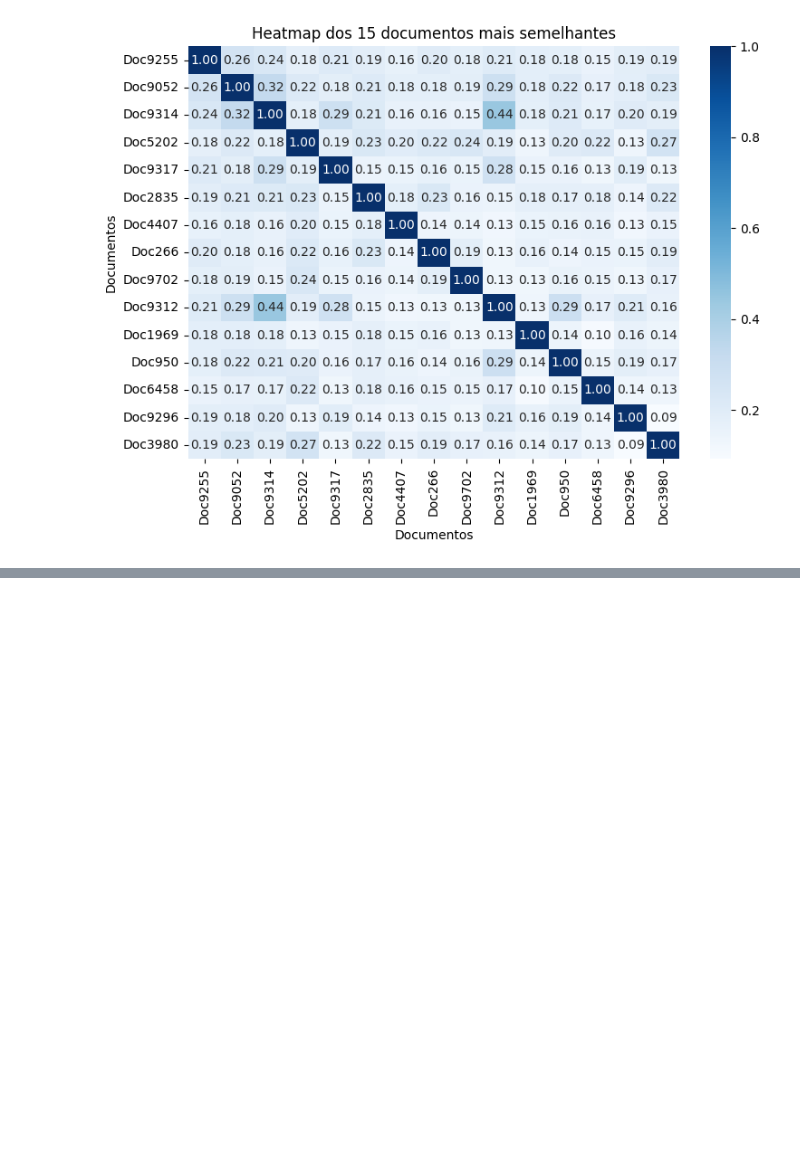
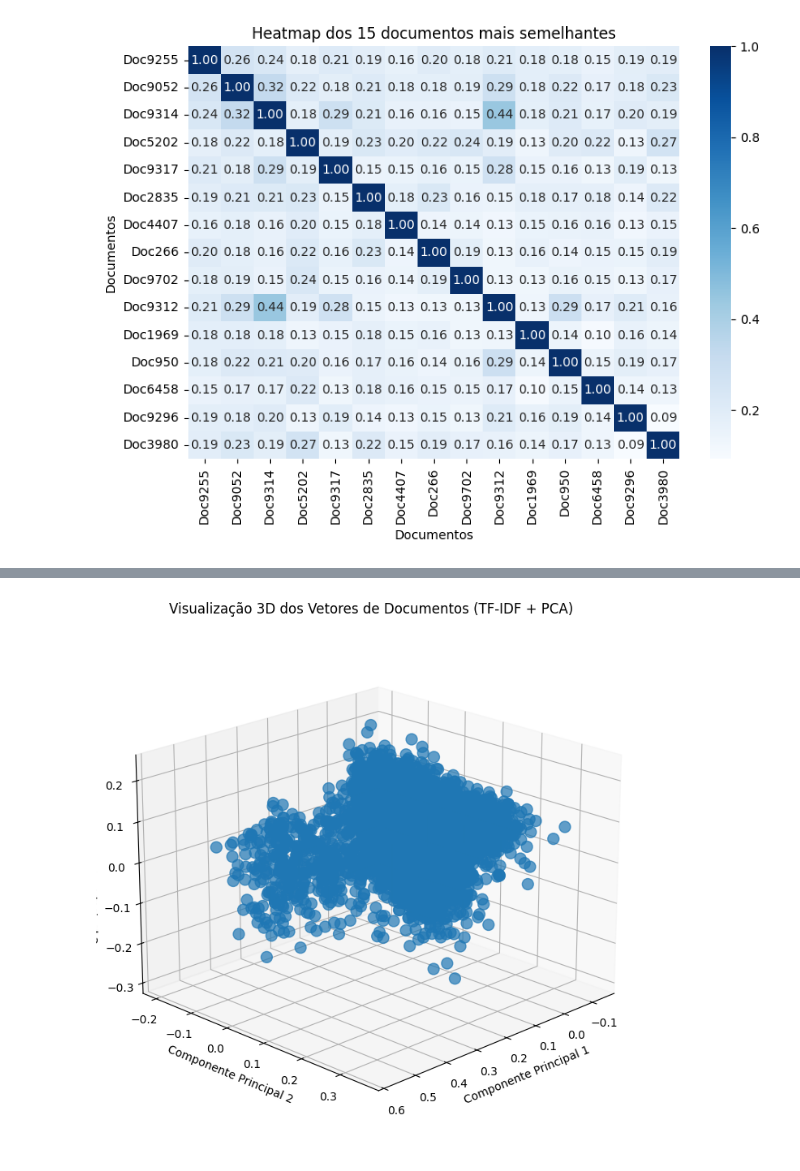
Before and after one commit to micaelol12/PLN, a Jupyter notebook: Trabalho/notebook.ipynb, the cells around one changed output, grey strips where cells are left out. Drawn from its saved outputs; the diff is of its cells as text; code cells hidden in the pictures; blank space fills up the shorter version.

```diff
--- a/Trabalho/notebook.ipynb
+++ b/Trabalho/notebook.ipynb
@@ -171,0 +191,39 @@ Calculando a matriz de similaridade de cossenos...
+# %%
+import matplotlib.pyplot as plt
+from mpl_toolkits.mplot3d import Axes3D
+from sklearn.decomposition import PCA
+
+# 🔹 PCA com 3 componentes
+pca = PCA(n_components=3)
+X_tfidf_pca = pca.fit_transform(x1.toarray())
+
+# 🔹 Criar figura 3D
+fig = plt.figure(figsize=(10, 7))
+ax = fig.add_subplot(111, projection='3d')
+
+# 🔹 Scatter plot
+ax.scatter(
+    X_tfidf_pca[:, 0],
+    X_tfidf_pca[:, 1],
+    X_tfidf_pca[:, 2],
+    alpha=0.7,
+    s=100
+)
+
+# 🔹 Títulos e labels
+ax.set_title("Visualização 3D dos Vetores de Documentos (TF-IDF + PCA)")
+ax.set_xlabel("Componente Principal 1")
+ax.set_ylabel("Componente Principal 2")
+ax.set_zlabel("Componente Principal 3")
+
+# 🔹 Grid (opcional)
+ax.grid(True)
+
+# 🔹 Ajuste de ângulo inicial (opcional)
+ax.view_init(elev=20, azim=45)
+
+# 🔹 Exibir gráfico
+plt.tight_layout()
+plt.show()
+# %% [output]
+[figure, added]
```
Also changed, not shown: parts of 2 cells of this notebook, 1 other file.
